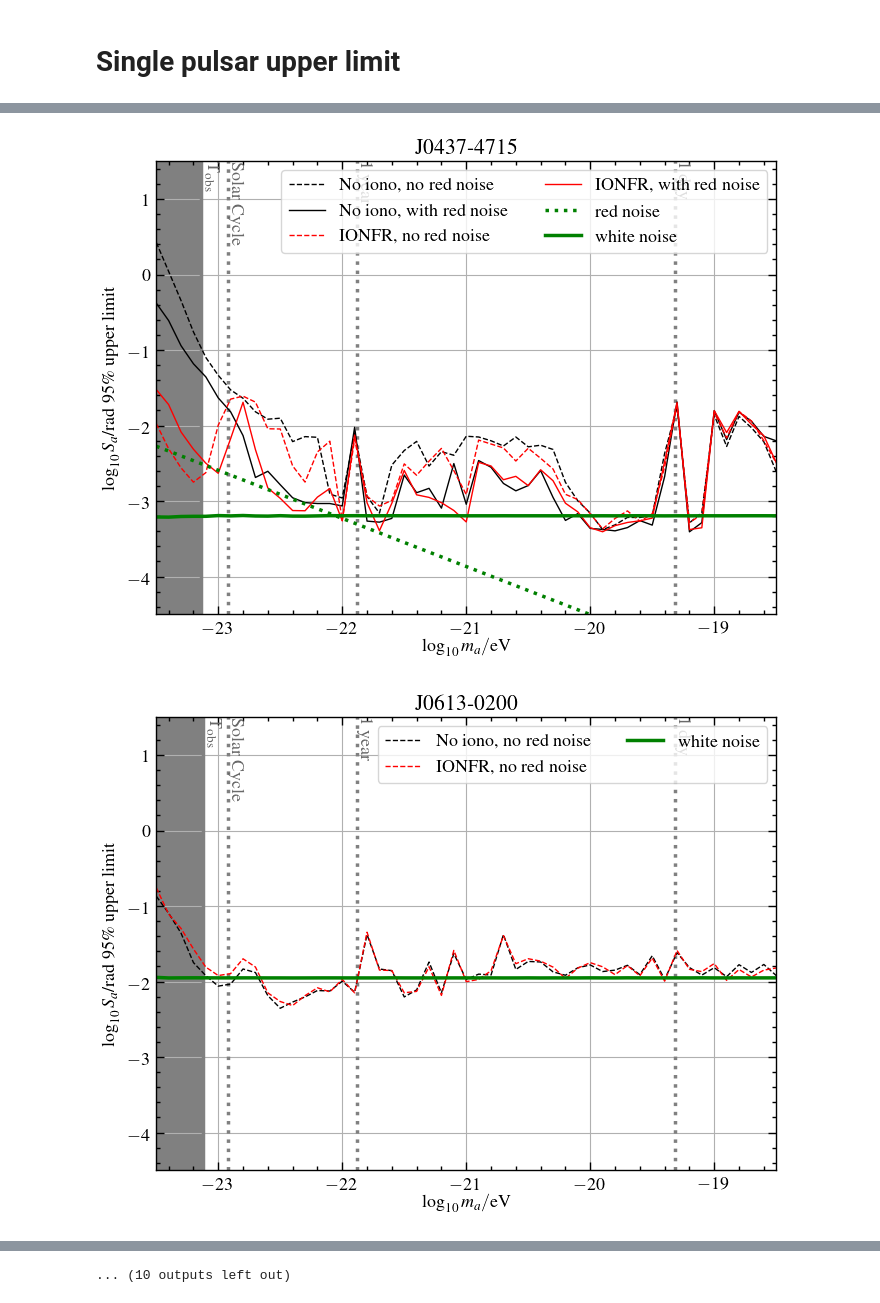
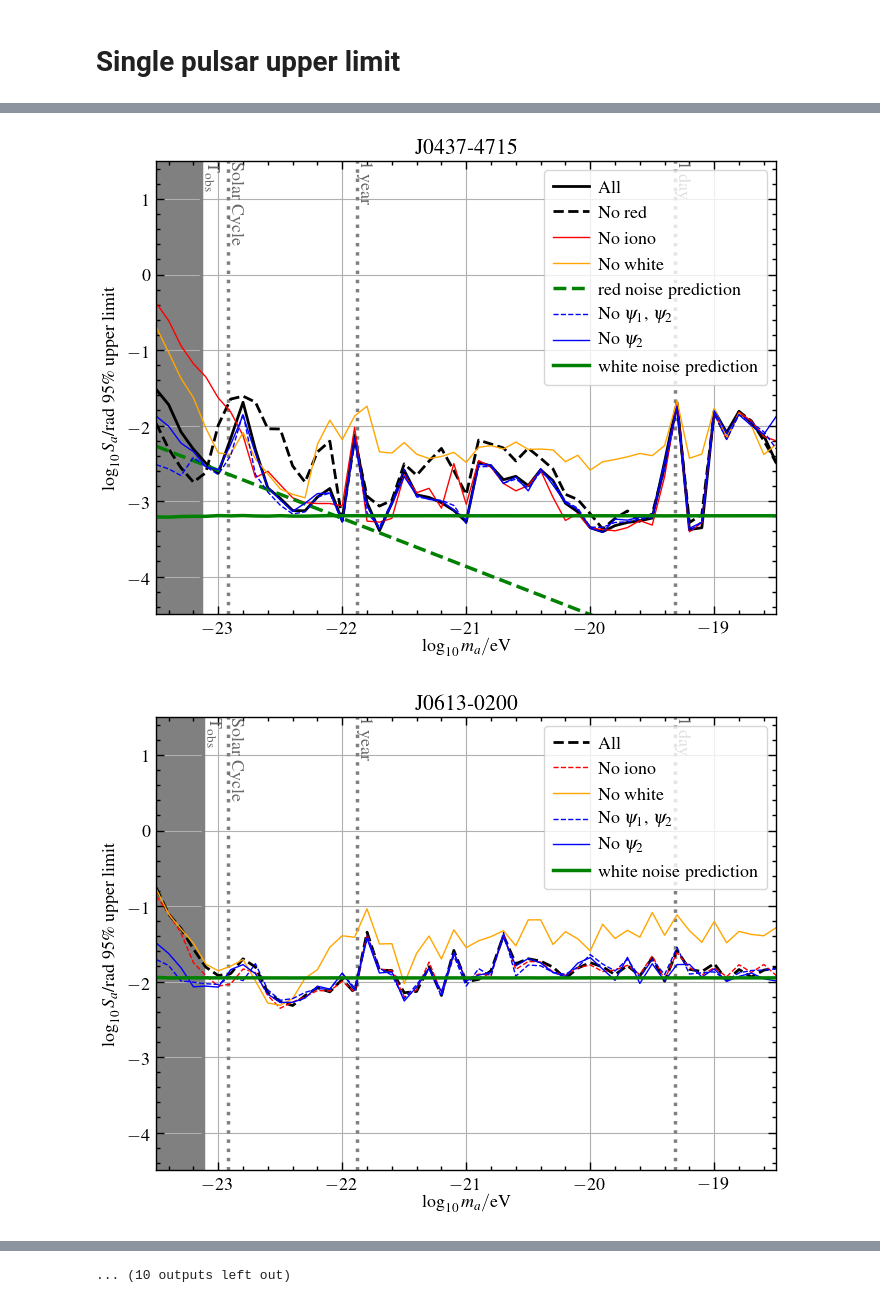
Before and after one commit to XueXiao-Physics/PPA, a Jupyter notebook: examples/Results.ipynb, the cells around one changed output, grey strips where cells are left out. Saved outputs shown, nothing was run; the diff lists cells and outputs as text; code cells hidden in the pictures.

```diff
--- a/examples/Results.ipynb
+++ b/examples/Results.ipynb
@@ -381,7 +381,7 @@ PSRNS=['J0437-4715', 'J0613-0200', 'J0614-3329', 'J0711-6830', 'J1017-7156', 'J1
 #PSRNS=['J0437-4715', 'J0613-0200', 'J0614-3329', 'J0711-6830', 'J1017-7156', 'J1022+1001', 'J1024-0719', 'J1045-4509', 'J1713+0747']
 
 for psrn in PSRNS:
-
+    psrn_index = PSRNS.index(psrn)
     # get the noise prediction
 
     psr=ppa.Pulsar( PSR_DICT[psrn ],iono="ionfr",order=2)
@@ -416,52 +416,60 @@ for psrn in PSRNS:
     ymax = 1.5
     plot_timescales(ax,ymin,ymax,Tyr = psr.TOBSs[0]/sc.year,annotate=True)
     plt.ylim(ymin,ymax)
+
+
     try:
-        ax.plot( l10ma , all_data[psrn]["NOIONO_NORED"] , 'k--' , label="No iono, no red noise" , lw=1 )
+        ax.plot( l10ma , all_data[psrn]["IONFR_T1_T2_W_R"] ,'k-', label="All" , lw=2 )
+        ax.plot( l10ma , all_data[psrn]["IONFR_T1_T2_W_NR"] ,'k--', label="No red" , lw=2 )
     except:
-        pass
+        ax.plot( l10ma , all_data[psrn]["IONFR_T1_T2_W_NR"] ,'k--', label="All" , lw=2 )
+
+
     try:
-        ax.plot( l10ma , all_data[psrn]["NOIONO_RED"] ,'k-', label="No iono, with red noise" , lw=1 )
+        ax.plot( l10ma , all_data[psrn]["NOIONO_T1_T2_W_R"] ,'r-', label="No iono" , lw=1 )
     except:
-        pass
+        ax.plot( l10ma , all_data[psrn]["NOIONO_T1_T2_W_NR"] , 'r--' , label="No iono" , lw=1 )
+
+
     try:
-        ax.plot( l10ma , all_data[psrn]["IONFR_NORED"] ,'r--', label="IONFR, no red noise" , lw=1 )
-    except:
-        pass
-    try:
-        ax.plot( l10ma , all_data[psrn]["IONFR_RED"] ,'r-', label="IONFR, with red noise" , lw=1 )
+        ax.plot( l10ma , all_data[psrn]["IONFR_T1_T2_NW_R"] ,color='orange', label="No white" , lw=1 )
     except:
         pass
     plt.title(psrn)
 
 
+    if all_lBF[3]>2.3:
+        plt.plot(l10ma , np.log10(red),'g--' ,label="red noise prediction")
+        all_data[psrn].update( {  "RED":np.log10(red).tolist()} )
+        plt.plot(l10ma , all_data[psrn]["IONFR_NT1_NT2_W_R"],'blue',lw=1,label=r"No $\psi_1$, $\psi_2$",color='blue',ls="--")
+        plt.plot(l10ma , all_data[psrn]["IONFR_T1_NT2_W_R"],'blue',lw=1,label=r"No $\psi_2$",color='blue',ls="-")
+        #all_data[psrn].update( { "IONFR_T1_NT2_W_R":res[psrn_index]})
+    else:
+        #all_data[psrn].update( { "IONFR_T1_NT2_W_NR":res[psrn_index]})
+        plt.plot(l10ma , all_data[psrn]["IONFR_NT1_NT2_W_NR"],'blue',lw=1,label=r"No $\psi_1$, $\psi_2$",color='blue',ls="--")
+        plt.plot(l10ma , all_data[psrn]["IONFR_T1_NT2_W_NR"],'blue',lw=1,label=r"No $\psi_2$",color='blue',ls="-")
 
-    #plt.plot([-23.5,-18.5],[np.log10(sigma),np.log10(sigma)],'b-',label='white noise')
-    # if all_lBF[2]>2.3:
-    #     plt.plot([-23.5,-18.5],[np.log10(sigma_new),np.log10(sigma_new)],'b--',label='white noise (rescaled)')
-    if all_lBF[3]>2.3:
-        plt.plot(l10ma , np.log10(red),'g:' ,label="red noise")
-        all_data[psrn].update( {  "RED":np.log10(red).tolist()} )
-    plt.plot(l10ma ,np.log10(vals_rescaled),'g-',label="white noise")
+    plt.plot(l10ma ,np.log10(vals_rescaled),'g-',label="white noise prediction")
     all_data[psrn].update( {  "WHITE":np.log10(vals_rescaled).tolist()} )
+    #all_data[psrn].update( {"IONFR_NOWHITE":all_data[psrn]["IONFR_WHITE"] })
+    #all_data[psrn].pop("IONFR_WHITE")
 
 
     #plt.plot(l10ma ,np.log10(vals_original),'g--',label="white noise, original")
 
-
-    ax.legend(ncol=2)
+    lgd = ax.legend(ncol=1, handletextpad=0.5, borderpad=0.5, labelspacing=0.5)
 
     plt.xlabel(r"$\log_{\rm 10}m_a /{\rm eV}$")
     plt.ylabel(r"$\log_{10}S_a$/rad 95\% upper limit")
     plt.fill_betweenx(x1 = l10ma[0],x2 = np.log10(1/(psr.TOBSs[0]*MASS_TO_FREQ)) , y=[ymin,ymax],fc='gray')
 
-    plt.savefig("../figures/spl_"+psrn+".jpg",bbox_inches='tight')
+    plt.savefig("Figures/spl_"+psrn+".jpg",bbox_inches='tight',dpi=300)
 
 
 
 
     # if psrn !="J0437-4715":
     #     plt.close()
 # %% [output]
-[figure, old version]
+[figure, new version]
-[figure, old version]
+[figure, new version]
```
Also changed, not shown: parts of 5 cells of this notebook, 1 other file.
